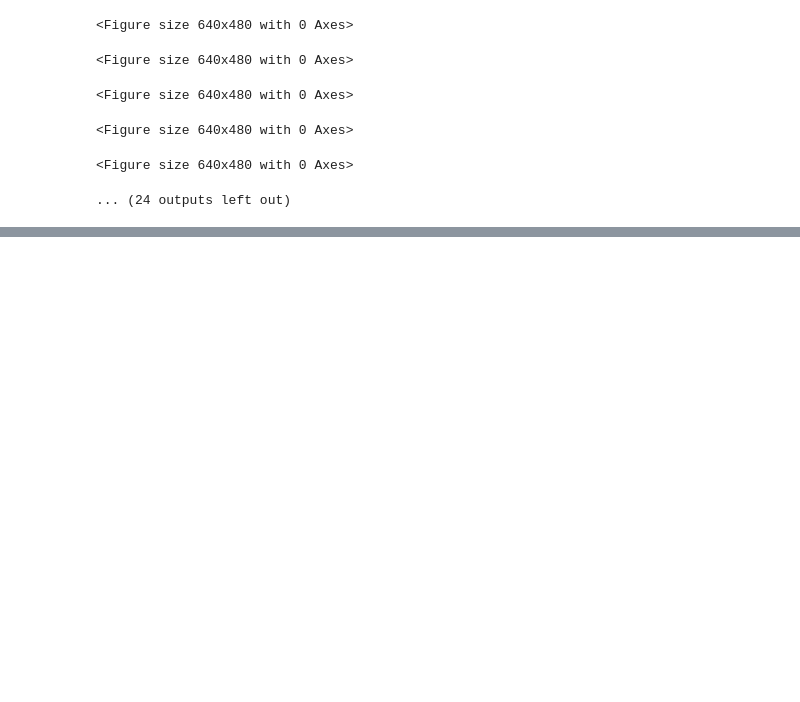
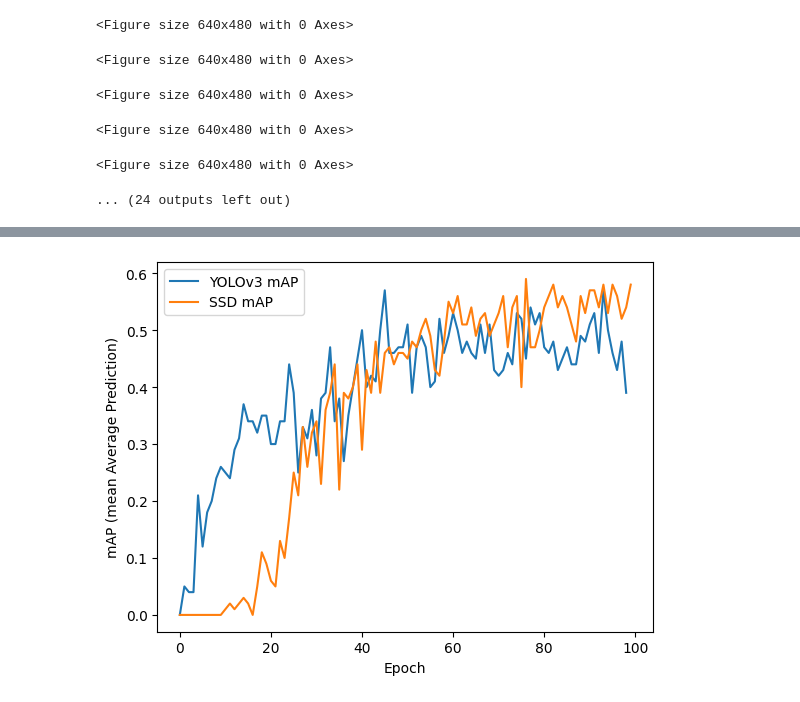
Before and after one commit to kbali1297/YOLOV3_SSD, a Jupyter notebook: main.ipynb, the cells around one changed output, grey strips where cells are left out. Saved outputs shown, nothing was run; the diff lists cells and outputs as text; code cells hidden in the pictures; blank space fills up the shorter version.

Commit message:
Added F1, mAP analysis for Yolov3 and SSD, added resnet connections in VGG16 module of SSD for better training performance

```diff
--- a/main.ipynb
+++ b/main.ipynb
@@ -531,0 +540,38 @@ img shape: (300, 300, 3)
+# %%
+mAP_ssd = []
+F1_ssd = []
+f_ssd = open("out_ssd.txt", 'r')
+
+for line in f_ssd:
+    if line.startswith('Epoch:'):
+        metrics = line.split(',')
+        mAP_ssd.append(float(metrics[3].split(':')[1]))
+        F1_ssd.append(float(metrics[4].split(':')[1]))
+
+f_ssd.close()
+
+mAP_yolo = []
+F1_yolo = []
+f_yolo = open("out_yolo.txt", 'r')
+
+for line in f_yolo:
+    if line.startswith('Epoch:'):
+        metrics = line.split(',')
+        mAP_yolo.append(float(metrics[3].split(':')[1]))
+        F1_yolo.append(float(metrics[4].split(':')[1]))
+
+f_yolo.close()
+# %%
+import matplotlib.pyplot as plt
+import numpy as np
+
+mAP_ssd = np.array(mAP_ssd)
+mAP_yolo = np.array(mAP_yolo)
+plt.plot(range(len(mAP_yolo)), mAP_yolo)
+plt.plot(range(len(mAP_ssd)), mAP_ssd)
+plt.ylabel('mAP (mean Average Prediction)')
+plt.xlabel('Epoch')
+plt.legend(['YOLOv3 mAP', 'SSD mAP'])
+plt.show()
+# %% [output]
+[figure, added]
```
Also changed, not shown: parts of 6 cells of this notebook, 3 other files.
